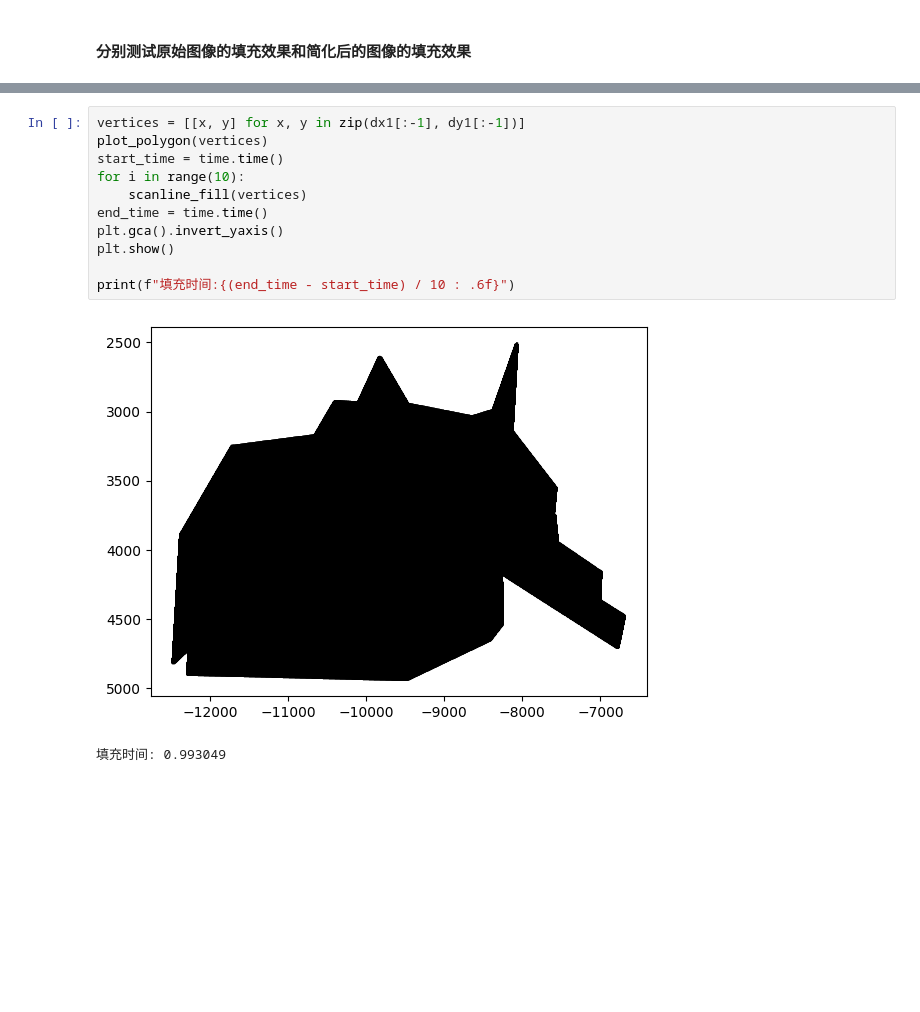
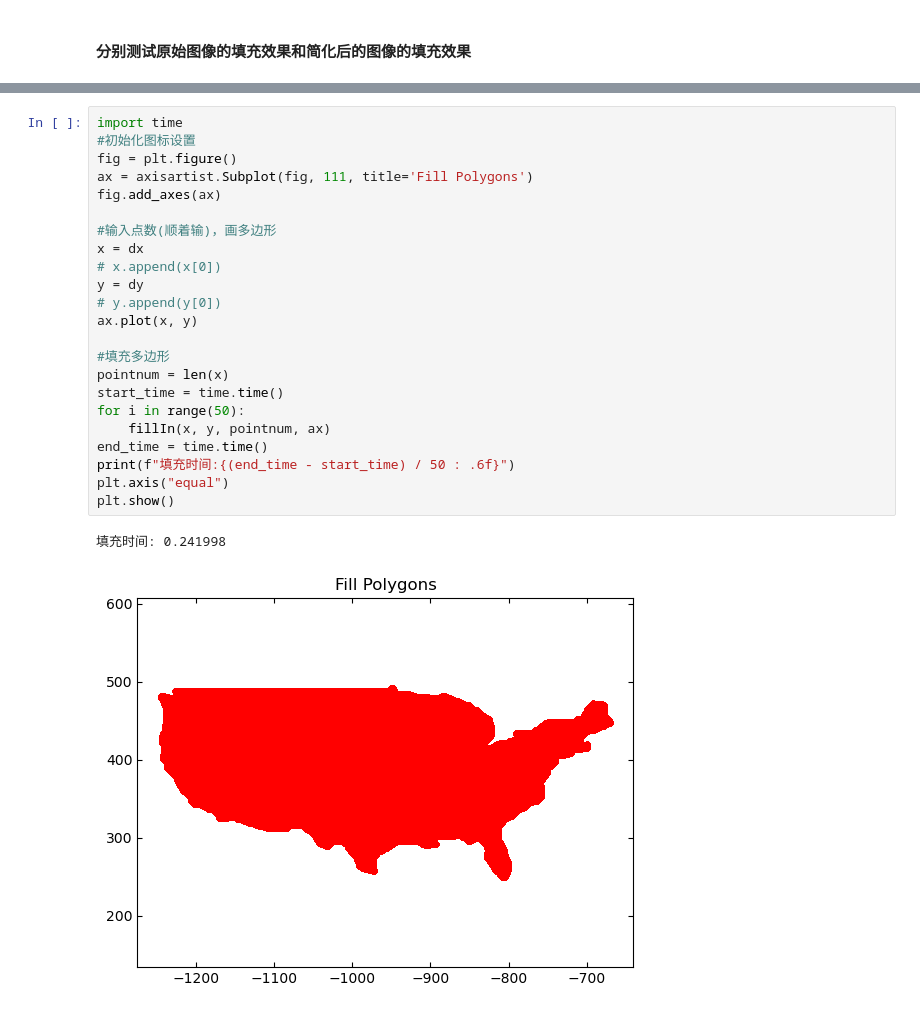
Before and after one commit to HandsomeSword/cv-homeword, a Jupyter notebook: test.ipynb, the cells around one changed output, grey strips where cells are left out. Saved outputs shown, nothing was run; the diff lists cells and outputs as text; blank space fills up the shorter version.

```diff
--- a/test.ipynb
+++ b/test.ipynb
@@ -263,14 +289,26 @@ print(f"填充时间:{(end_time - start_time) / 10 : .6f}")
-# %%
-vertices = [[x, y] for x, y in zip(dx1[:-1], dy1[:-1])]
-plot_polygon(vertices)
-start_time = time.time()
-for i in range(10):
-    scanline_fill(vertices)
-end_time = time.time()
-plt.gca().invert_yaxis()
-plt.show()
-
-print(f"填充时间:{(end_time - start_time) / 10 : .6f}")
-# %% [output]
-[figure, removed]
-填充时间: 0.993049
+# %%
+import time
+#初始化图标设置
+fig = plt.figure()
+ax = axisartist.Subplot(fig, 111, title='Fill Polygons')
+fig.add_axes(ax)
+
+#输入点数(顺着输)，画多边形
+x = dx
+# x.append(x[0])
+y = dy
+# y.append(y[0])
+ax.plot(x, y)
+
+#填充多边形
+pointnum = len(x)
+start_time = time.time()
+for i in range(50):
+    fillIn(x, y, pointnum, ax)
+end_time = time.time()
+print(f"填充时间:{(end_time - start_time) / 50 : .6f}")
+plt.axis("equal")
+plt.show()
+# %% [output]
+填充时间: 0.241998
+[figure, added]
```
Also changed, not shown: parts of 38 cells of this notebook, 1 other file.
